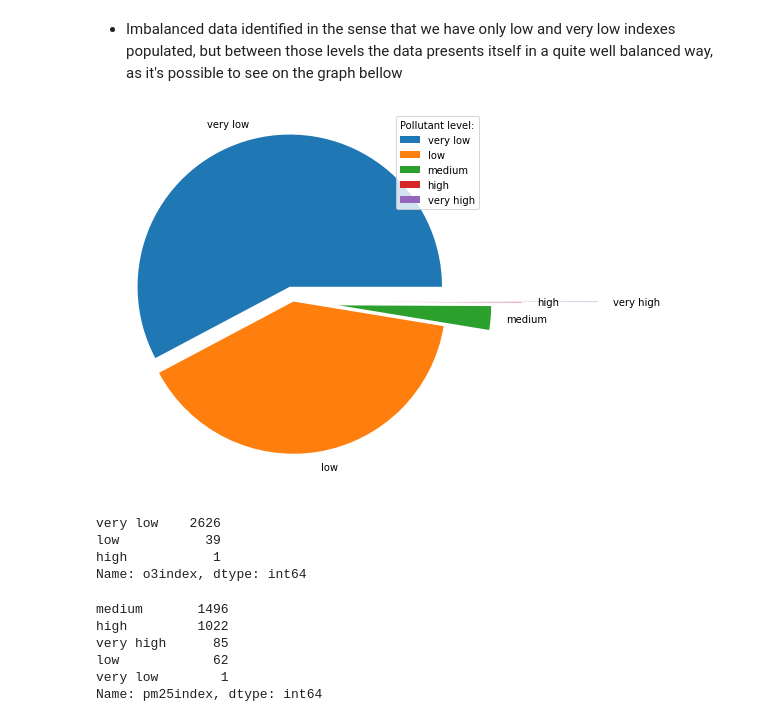
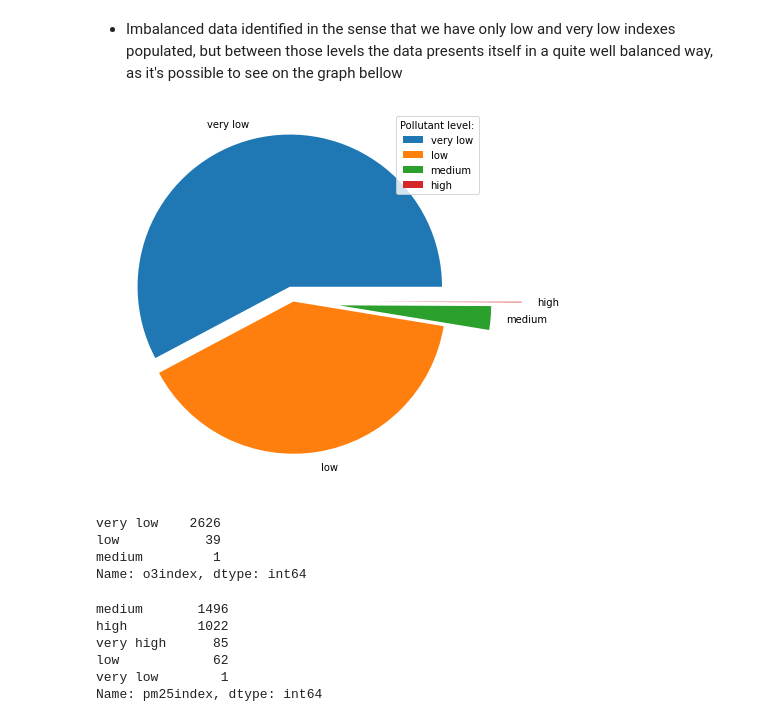
Before and after one commit to ClauCarloni/data_final_project, a Jupyter notebook: air_quality.ipynb, the cells around one changed output. Drawn from its saved outputs; the diff is of its cells as text; code cells hidden in the pictures.

Commit message:
Adding updated air_quality notebook before lunch2 25/11/2021

```diff
--- a/air_quality.ipynb
+++ b/air_quality.ipynb
@@ -329,3 +331,5 @@ air_quality[air_quality['pm10'] > 90] #90 is the cut for 'high' concentration of
+# %%
+air_quality['pm10'] = np.where(air_quality['pm10'] > 90, 90, air_quality['pm10'])
 # %%
 sns.distplot(air_quality['pm10'], bins=40)
 plt.show()
@@ -347,3 +351,5 @@ air_quality[air_quality['o3'] > 120] #120 is the cut for 'medium' concentration
+# %%
+air_quality['o3'] = np.where(air_quality['o3'] > 120, 120, air_quality['o3'])
 # %%
 sns.distplot(air_quality['o3'], bins=40)
 plt.show()
@@ -460,25 +463,25 @@ Name: pm10index, dtype: int64
 - Imbalanced data identified in the sense that we have only low and very low indexes populated, but between those levels the data presents itself in a quite well balanced way, as it's possible to see on the graph bellow
 # %%
 # Creating dataset
-index = ['very low', 'low', 'medium', 'high', 'very high']
+index = ['very low', 'low', 'medium', 'high']
 
 pm10 = air_quality['pm10index'].value_counts().tolist()
 
 # Explode
-myexplode = [0.1, 0, 0.3, 0.5, 1]
+myexplode = [0.1, 0, 0.3, 0.5]
 
 # Formating
 #mycolors = ["black", "hotpink", "b", "#4CAF50"]
 
 # Creating plot
 fig = plt.figure(figsize =(10, 7))
 plt.pie(pm10, labels = index, explode = myexplode) # , shadow = True, colors = mycolors)
 
 # show plot
 plt.legend(title = "Pollutant level:")
 plt.show()
 # %% [output]
-[figure, old version]
+[figure, new version]
 # %%
 o3index = []
 index = ''
@@ -506,7 +509,7 @@ air_quality['o3index'].value_counts() # Imbalanced data identified
 # %% [output]
 very low    2626
 low           39
-high           1
+medium         1
 Name: o3index, dtype: int64
 # %%
 pm25index = []
```
Also changed, not shown: parts of 12 cells of this notebook.
